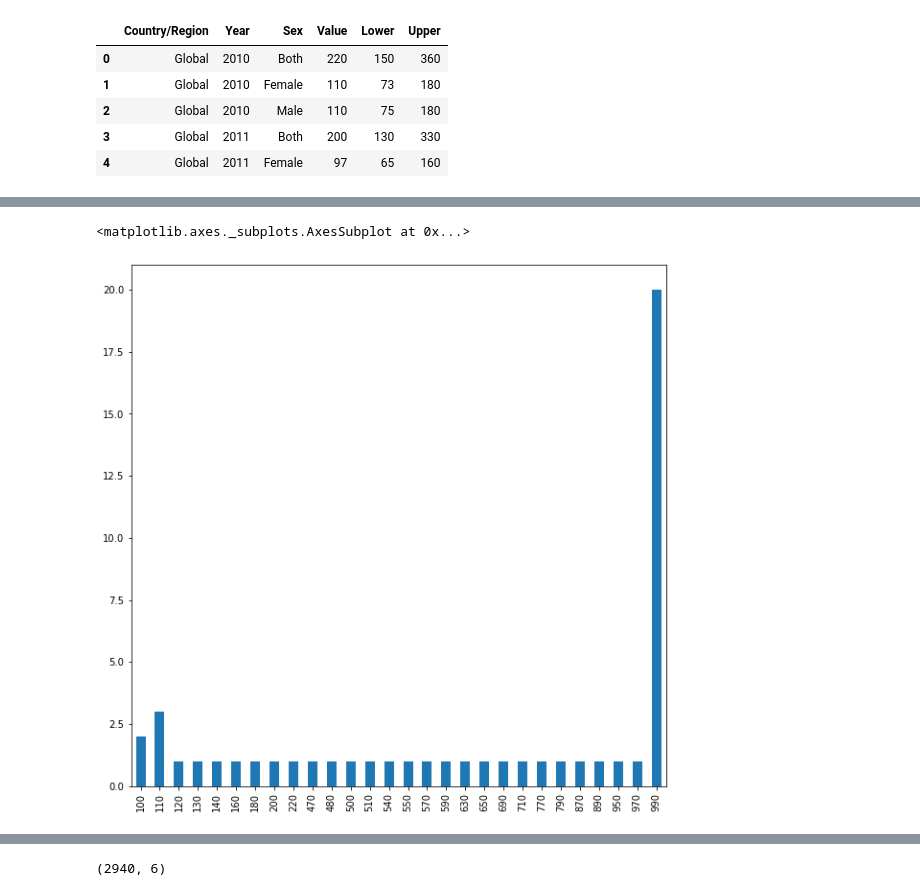
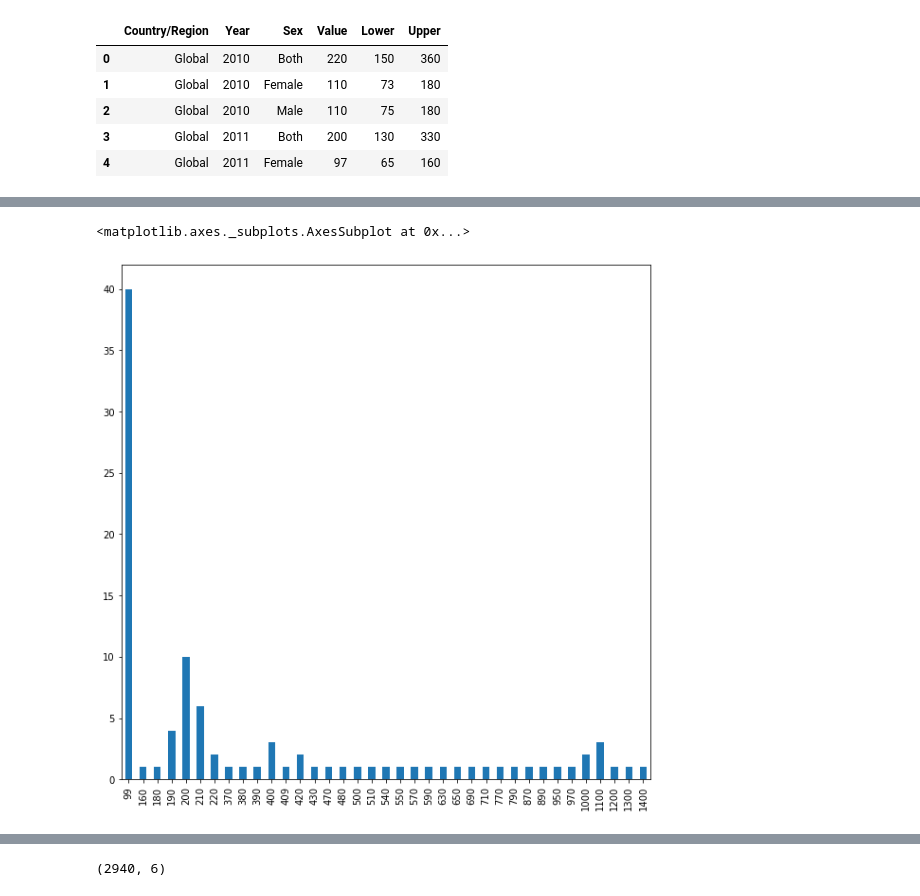
Before and after one commit to Yaiza0706/DataScienceProject, a Jupyter notebook: HIV analysis.ipynb, the cells around one changed output, grey strips where cells are left out. Drawn from its saved outputs; the diff is of its cells as text; code cells hidden in the pictures.

Commit message:
fixed deaths values

```diff
--- a/HIV analysis.ipynb
+++ b/HIV analysis.ipynb
@@ -45,9 +46,8 @@ deaths.head()
 | 3 | Global | 2011 | Both | 200 | 130 | 330 |
 | 4 | Global | 2011 | Female | 97 | 65 | 160 |
 # %%
-#Deaths: rows 1-31: certain values
-#        rows ... :
-
+#todo optimize code
+#todo: replace <100 and <... with random(0,100 etc)
 
 #converting data "VALUE" to numeric, where applicable
 i = 0
@@ -60,11 +60,12 @@ for val in deaths["Value"]:
         #todo: compute mean by upper&lower, use for replacing values with "<"
         if val.startswith("<"):
             deaths["Value"][i] = int(val[1:]) - 1 #remove "<" and deacrease by 1
+            #deaths["Value"][i] = random.randint(0, int(val[1:]) - 1)
         else:
             deaths["Value"][i] = int(float(val.replace(",","."))*100)
-            print(deaths["Value"][i])
+
     i+=1
-#todo: same for upper and lower
+#---------------------------upper---------------------------------
 i=0
 for val in deaths["Upper"]:
     try:
@@ -76,8 +77,9 @@ for val in deaths["Upper"]:
             deaths["Upper"][i] = int(val[1:]) - 1 #remove "<" and deacrease by 1
         else:
             deaths["Upper"][i] = int(float(val.replace(",","."))*100)
-            print(deaths["Upper"][i])
+
     i+=1
+#---------------------------lower--------------------------------
 i=0
 for val in deaths["Lower"]:
     try:
@@ -90,17 +92,21 @@ for val in deaths["Lower"]:
             deaths["Lower"][i] = int(val[1:]) - 1 #remove "<" and deacrease by 1
         else:
             deaths["Lower"][i] = int(float(val.replace(",","."))*100)
-            print(deaths["Lower"][i])
+
     i+=1
-#todo optimize
 
-#for v in range(len(deaths)):
-#    while deaths["Value"][v] < deaths["Lower"][v] or deaths["Value"][v]*10 < deaths["Upper"][v]: #if value is too low
-#        deaths["Value"][v] *= 10 #multiply by 10 while needed
-#
-#    while deaths["Upper"][v] < deaths["Lower"][v] or deaths["Upper"][v] < deaths["Value"][v]: #if upper is too low
-#        deaths["Upper"][v] *= 10 #multiply by 10 while needed
-#
-#    while deaths["Lower"][v]*10 < deaths["Upper"][v] or deaths["Lower"][v]*10 < deaths["Value"][v]: #if lower is too low
-#        deaths["Upper"][v] *= 10 #multiply by 10 while needed
+#-------------------------fixing false values----------------------------------------
+for v in range(len(deaths)):
+    if deaths["Value"][v] < deaths["Lower"][v] or deaths["Value"][v]*10 < deaths["Upper"][v]:
+        deaths["Value"][v] = deaths["Value"][v] * 10
+    if deaths["Upper"][v] < deaths["Lower"][v] or deaths["Upper"][v] < deaths["Value"][v]:
+        deaths["Upper"][v] = deaths["Upper"][v] * 10
+    if deaths["Lower"][v]*10 < deaths["Value"][v] or deaths["Lower"][v]*10 < deaths["Upper"][v]:
+        deaths["Lower"][v] = deaths["Lower"][v] * 10
+
+#for some reason, this check is also needed
+for i in range(len(deaths["Upper"])):
+   #print(str(deaths["Upper"][i]) + " | "+str(deaths["Lower"][i]) +" | "+ str(deaths["Value"][i]))
+    if deaths["Lower"][i] - deaths["Upper"][i] > 0:
+        deaths["Upper"][i] = deaths["Upper"][i]*10
 # %%
@@ -134,8 +157,8 @@ Male  Female  Both
 # %%
 from numpy import histogram as hist
 #hist(vals)
 #hist = deaths[:30]["Value"].hist(bins = 50)
-deaths["Value"][:50].value_counts().sort_index().plot(kind="bar")
+deaths["Value"][:100].value_counts().sort_index().plot(kind="bar")
 # %% [output]
 <matplotlib.axes._subplots.AxesSubplot at 0x...>
-[figure, old version]
+[figure, new version]
```
Also changed, not shown: parts of 4 cells of this notebook.
